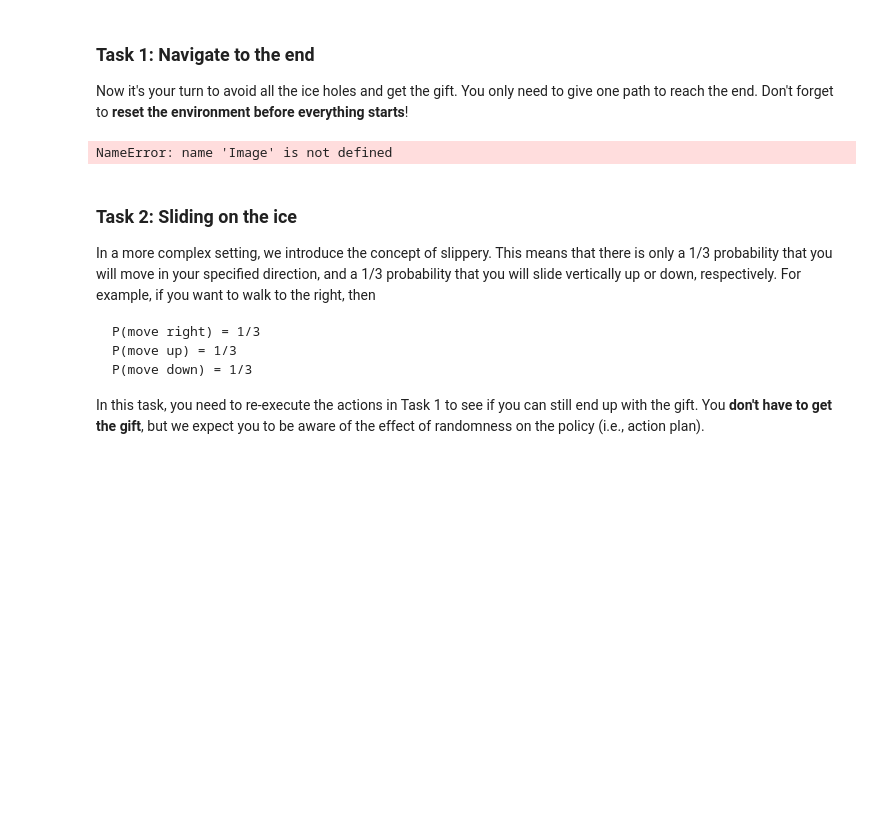
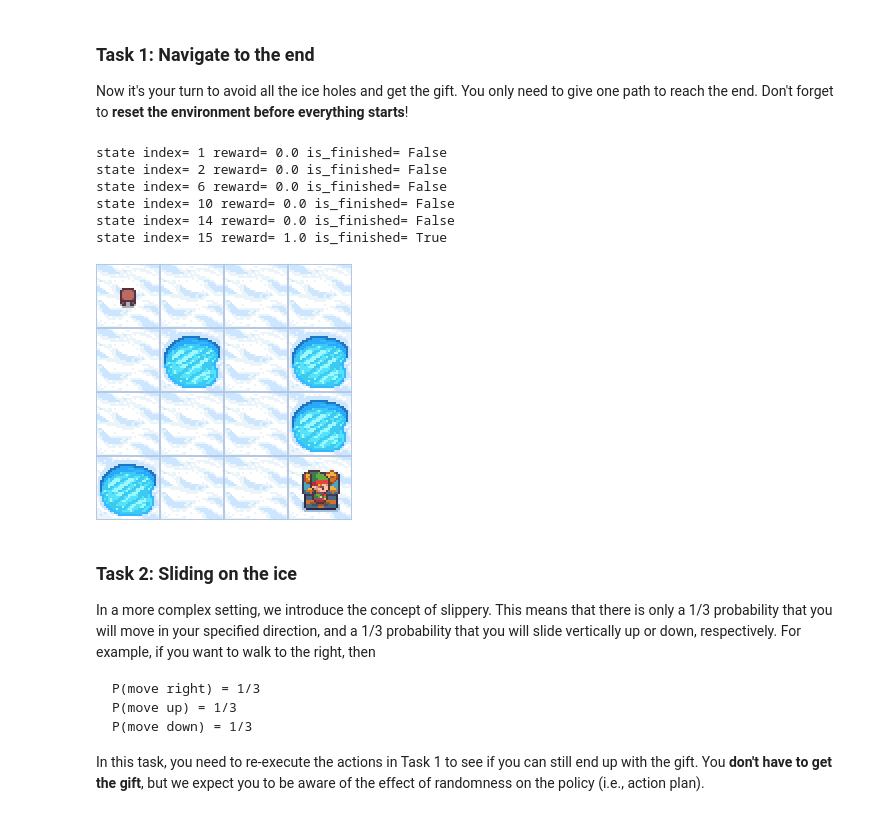
Before and after one commit to shaneracecarr/Lab_frozen_lake, a Jupyter notebook: Lab_frozen_lake.ipynb, the cells around one changed output. Drawn from its saved outputs; the diff is of its cells as text; code cells hidden in the pictures; blank space fills up the shorter version.

```diff
--- a/Lab_frozen_lake.ipynb
+++ b/Lab_frozen_lake.ipynb
@@ -82,15 +115,30 @@ display(Image.fromarray(env.render()))
 # %% [markdown]
 ### Task 1: Navigate to the end
 Now it's your turn to avoid all the ice holes and get the gift. You only need to give one path to reach the end. Don't forget to **reset the environment before everything starts**!
-# %%
-#################TODO#####################
-#Did this save
-#what about this
-#and htis
-#############################################
-display(Image.fromarray(env.render()))
-# %% [output]
-NameError: name 'Image' is not defined
+# %%
+#################TODO#####################
+env.reset()
+actions = [
+    2, # move right
+    2, # move right
+    1, # move down
+    1, # move down
+    1, # move down
+    2, # move right
+]
+for action in actions:
+  state, reward, finished, _, _ = env.step(action) # input the action instruction to env
+  print("state index=", state, "reward=", reward, "is_finished=", finished)
+#############################################
+display(Image.fromarray(env.render()))
+# %% [output]
+state index= 1 reward= 0.0 is_finished= False
+state index= 2 reward= 0.0 is_finished= False
+state index= 6 reward= 0.0 is_finished= False
+state index= 10 reward= 0.0 is_finished= False
+state index= 14 reward= 0.0 is_finished= False
+state index= 15 reward= 1.0 is_finished= True
+[figure, added]
 # %% [markdown]
 ### Task 2: Sliding on the ice
 In a more complex setting, we introduce the concept of slippery. This means that there is only a 1/3 probability that you will move in your specified direction, and a 1/3 probability that you will slide vertically up or down, respectively. For example, if you want to walk to the right, then
```
Also changed, not shown: parts of 6 cells of this notebook.
